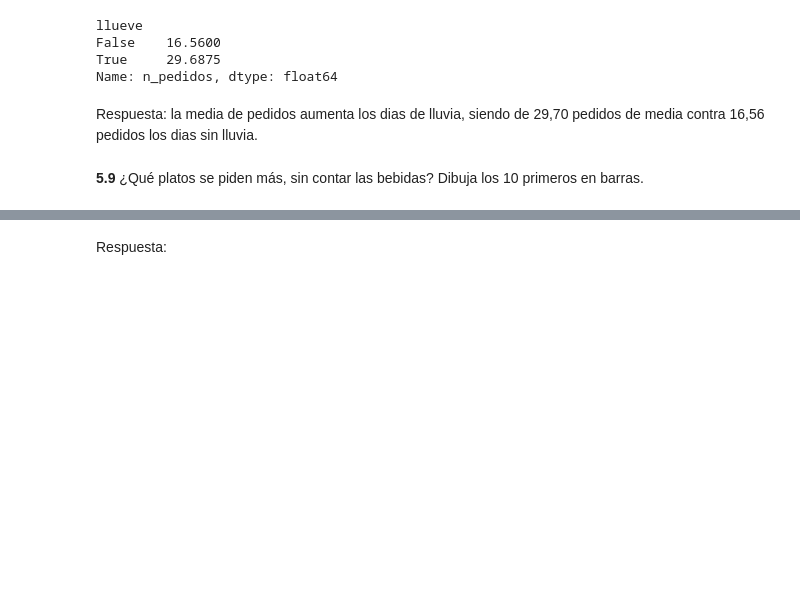
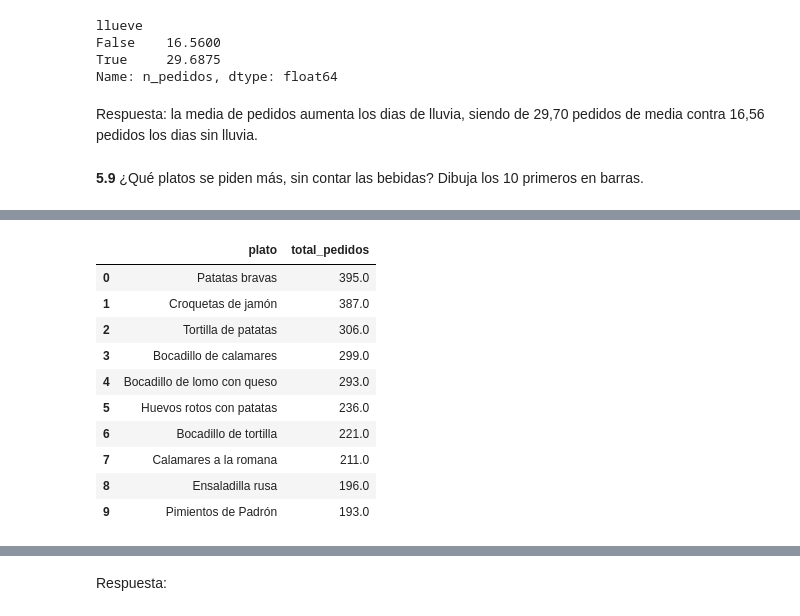
Before and after one commit to Sebascode21/SQL-A-DOMICILIO, a Jupyter notebook: a_domicilio.ipynb, the cells around one changed output, grey strips where cells are left out. Saved outputs shown, nothing was run; the diff lists cells and outputs as text; code cells hidden in the pictures; blank space fills up the shorter version.

```diff
--- a/a_domicilio.ipynb
+++ b/a_domicilio.ipynb
@@ -678,0 +673,24 @@ JOIN carta AS c ON l.plato_id=c_id
+# %%
+consulta = """
+SELECT c.plato, SUM(l.cantidad) AS total_pedidos
+FROM lineas AS l
+JOIN carta AS c ON l.plato_id=c.id
+WHERE c.categoria NOT LIKE '%%bebida%%'
+GROUP BY c.plato
+ORDER BY total_pedidos DESC
+LIMIT 10;
+"""
+pedidos = pd.read_sql(consulta, motor)
+pedidos
+# %% [output]
+|  | plato | total_pedidos |
+| 0 | Patatas bravas | 395.0 |
+| 1 | Croquetas de jamón | 387.0 |
+| 2 | Tortilla de patatas | 306.0 |
+| 3 | Bocadillo de calamares | 299.0 |
+| 4 | Bocadillo de lomo con queso | 293.0 |
+| 5 | Huevos rotos con patatas | 236.0 |
+| 6 | Bocadillo de tortilla | 221.0 |
+| 7 | Calamares a la romana | 211.0 |
+| 8 | Ensaladilla rusa | 196.0 |
+| 9 | Pimientos de Padrón | 193.0 |
```
Also changed, not shown: parts of 12 cells of this notebook, 3 other files.
